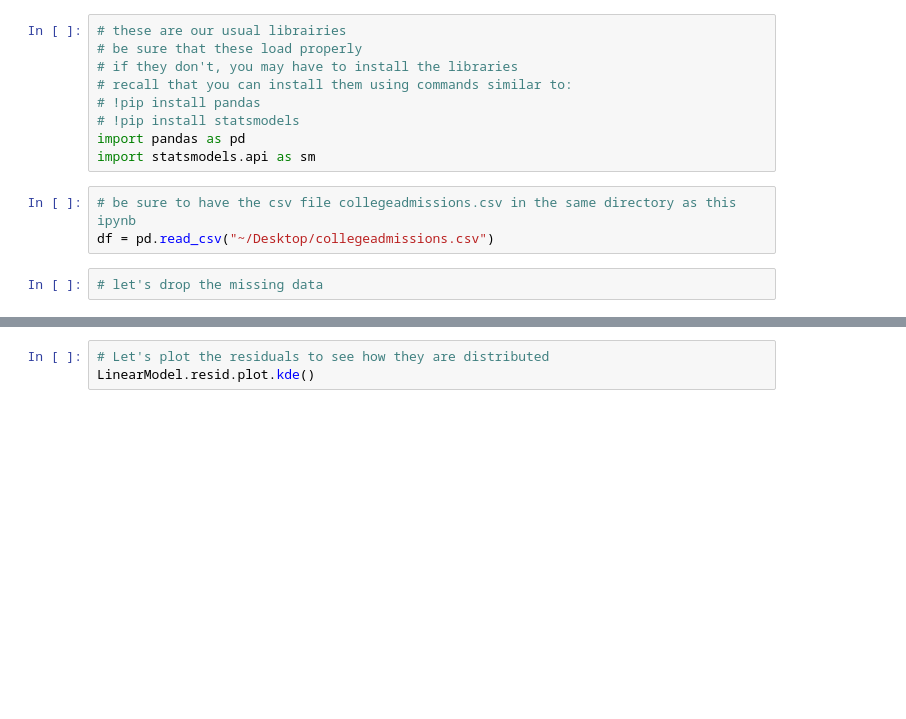
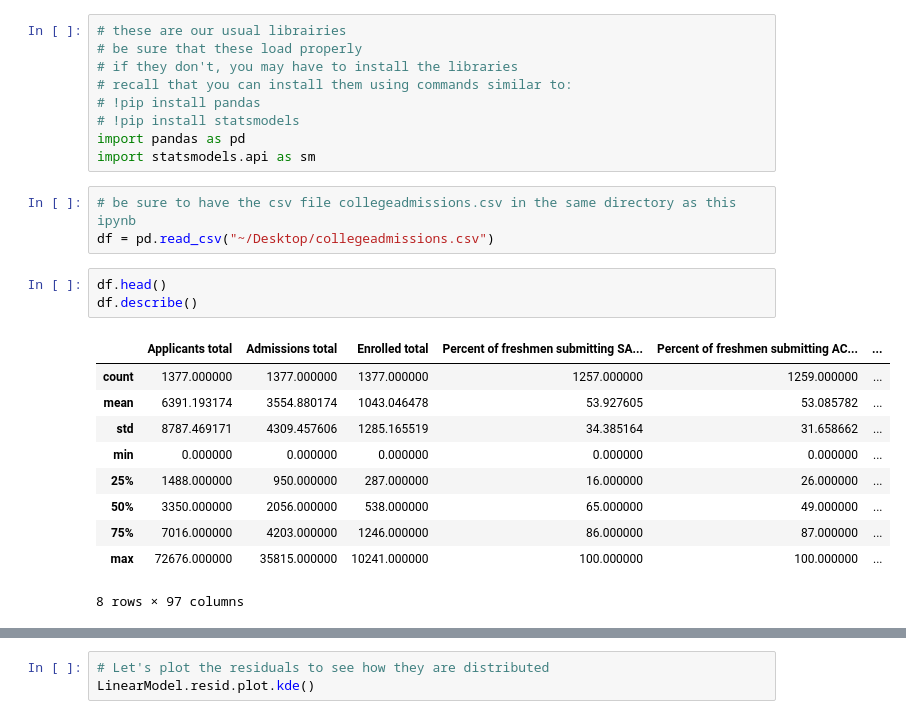
Before and after one commit to jpbailey/438a, a Jupyter notebook: ols_prompt.ipynb, the cells around one changed output, grey strips where cells are left out. Drawn from its saved outputs; the diff is of its cells as text; blank space fills up the shorter version.

```diff
--- a/ols_prompt.ipynb
+++ b/ols_prompt.ipynb
@@ -10,8 +10,20 @@ import statsmodels.api as sm
 # %%
 # be sure to have the csv file collegeadmissions.csv in the same directory as this ipynb
 df = pd.read_csv("~/Desktop/collegeadmissions.csv")
-# %%
-# let's drop the missing data
+# %%
+df.head()
+df.describe()
+# %% [output]
+|  | Applicants total | Admissions total | Enrolled total | Percent of freshmen submitting SA... | Percent of freshmen submitting AC... | ... |
+| count | 1377.000000 | 1377.000000 | 1377.000000 | 1257.000000 | 1259.000000 | ... |
+| mean | 6391.193174 | 3554.880174 | 1043.046478 | 53.927605 | 53.085782 | ... |
+| std | 8787.469171 | 4309.457606 | 1285.165519 | 34.385164 | 31.658662 | ... |
+| min | 0.000000 | 0.000000 | 0.000000 | 0.000000 | 0.000000 | ... |
+| 25% | 1488.000000 | 950.000000 | 287.000000 | 16.000000 | 26.000000 | ... |
+| 50% | 3350.000000 | 2056.000000 | 538.000000 | 65.000000 | 49.000000 | ... |
+| 75% | 7016.000000 | 4203.000000 | 1246.000000 | 86.000000 | 87.000000 | ... |
+| max | 72676.000000 | 35815.000000 | 10241.000000 | 100.000000 | 100.000000 | ... |
+8 rows × 97 columns
 # %%
 # let's start with an understanding of the dependent variable
 # Graduation rate - Bachelor degree within 5 years, total
```
Also changed, not shown: parts of 2 cells of this notebook, 2 other files.
